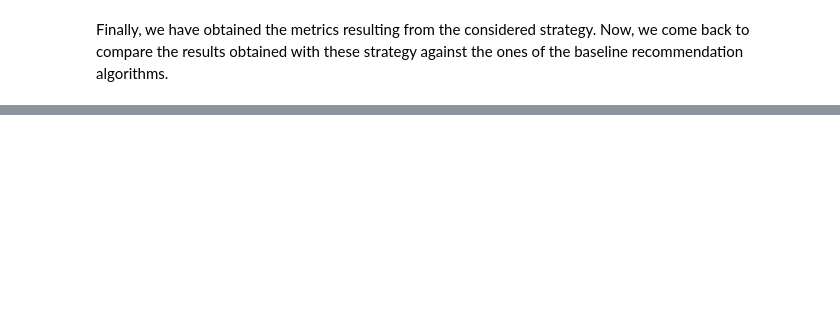
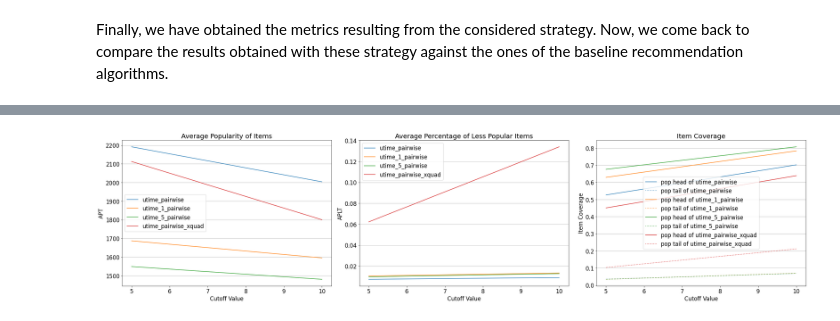
Before and after one commit to biasinrecsys/wsdm2021, a Jupyter notebook: notebooks/item_popularity_bias.ipynb, the cells around one changed output, grey strips where cells are left out. Cells and saved outputs as stored; diff of their text form; code cells hidden in the pictures; blank space fills up the shorter version.

```diff
--- a/notebooks/item_popularity_bias.ipynb
+++ b/notebooks/item_popularity_bias.ipynb
@@ -347,0 +472,4 @@ plot_item_related_metrics(metrics, np.array([5, 10]))
+# %%
+plot_item_related_metrics(metrics, np.array([5, 10]))
+# %% [output]
+[figure, added]
```
Also changed, not shown: parts of 50 cells of this notebook, 2 other files.
